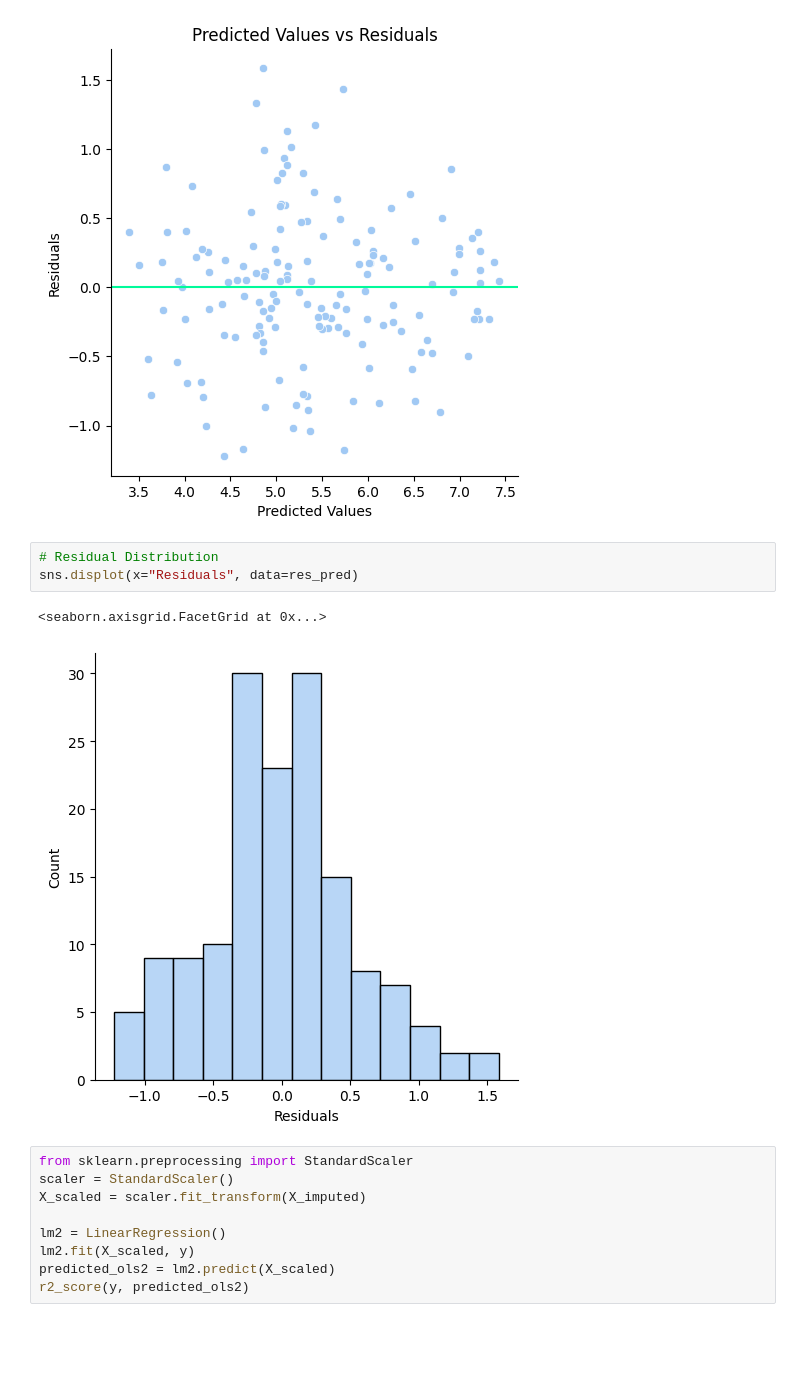
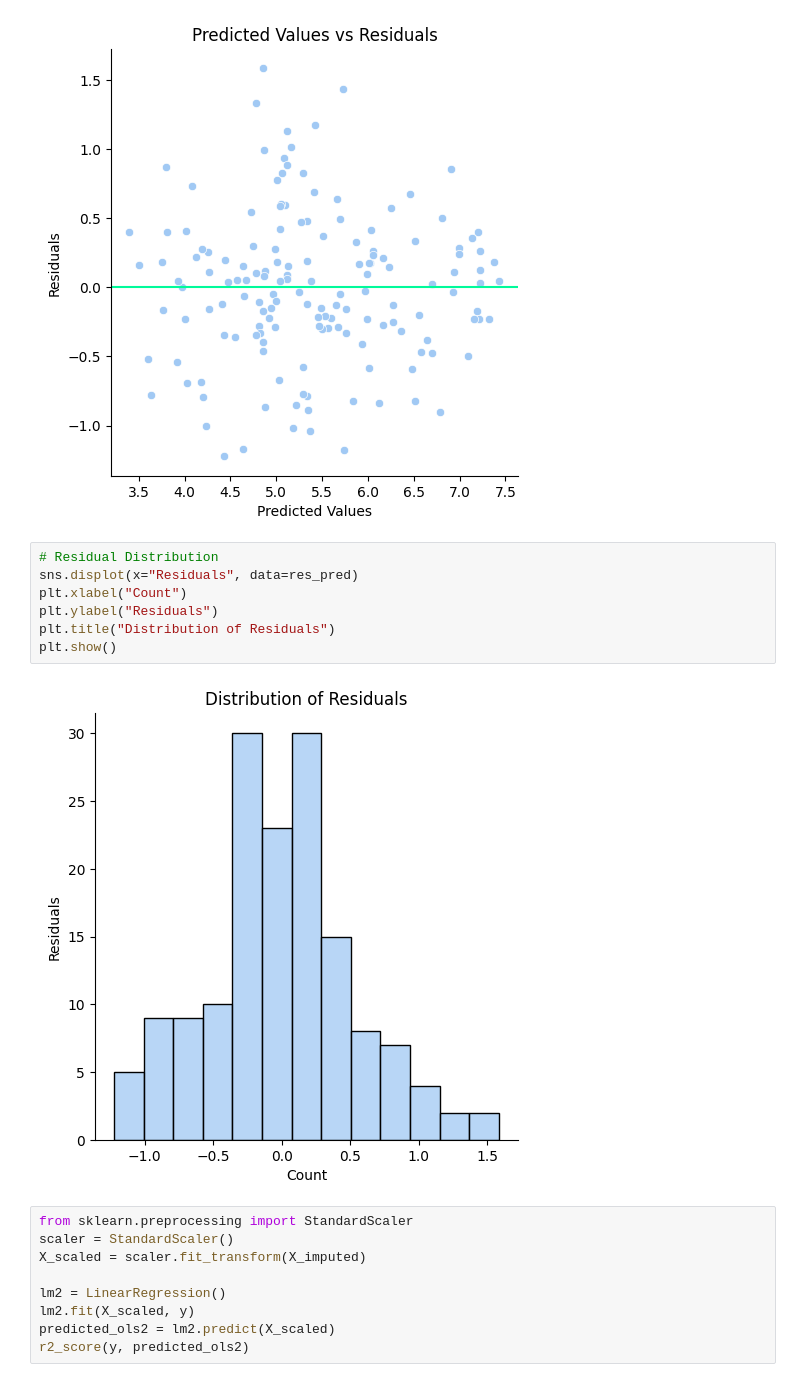
Before and after one commit to alexkato29/CS216-Happiness-Project, a Jupyter notebook: eda.ipynb, the cells around one changed output. Drawn from its saved outputs; the diff is of its cells as text; blank space fills up the shorter version.

Commit message:
Plot Titles

```diff
--- a/eda.ipynb
+++ b/eda.ipynb
@@ -206,9 +206,12 @@ plt.show()
 # %%
 # Residual Distribution
 sns.displot(x="Residuals", data=res_pred)
+plt.xlabel("Count")
+plt.ylabel("Residuals")
+plt.title("Distribution of Residuals")
+plt.show()
 # %% [output]
-<seaborn.axisgrid.FacetGrid at 0x...>
-[figure, old version]
+[figure, new version]
 # %%
 from sklearn.preprocessing import StandardScaler
 scaler = StandardScaler()
```
